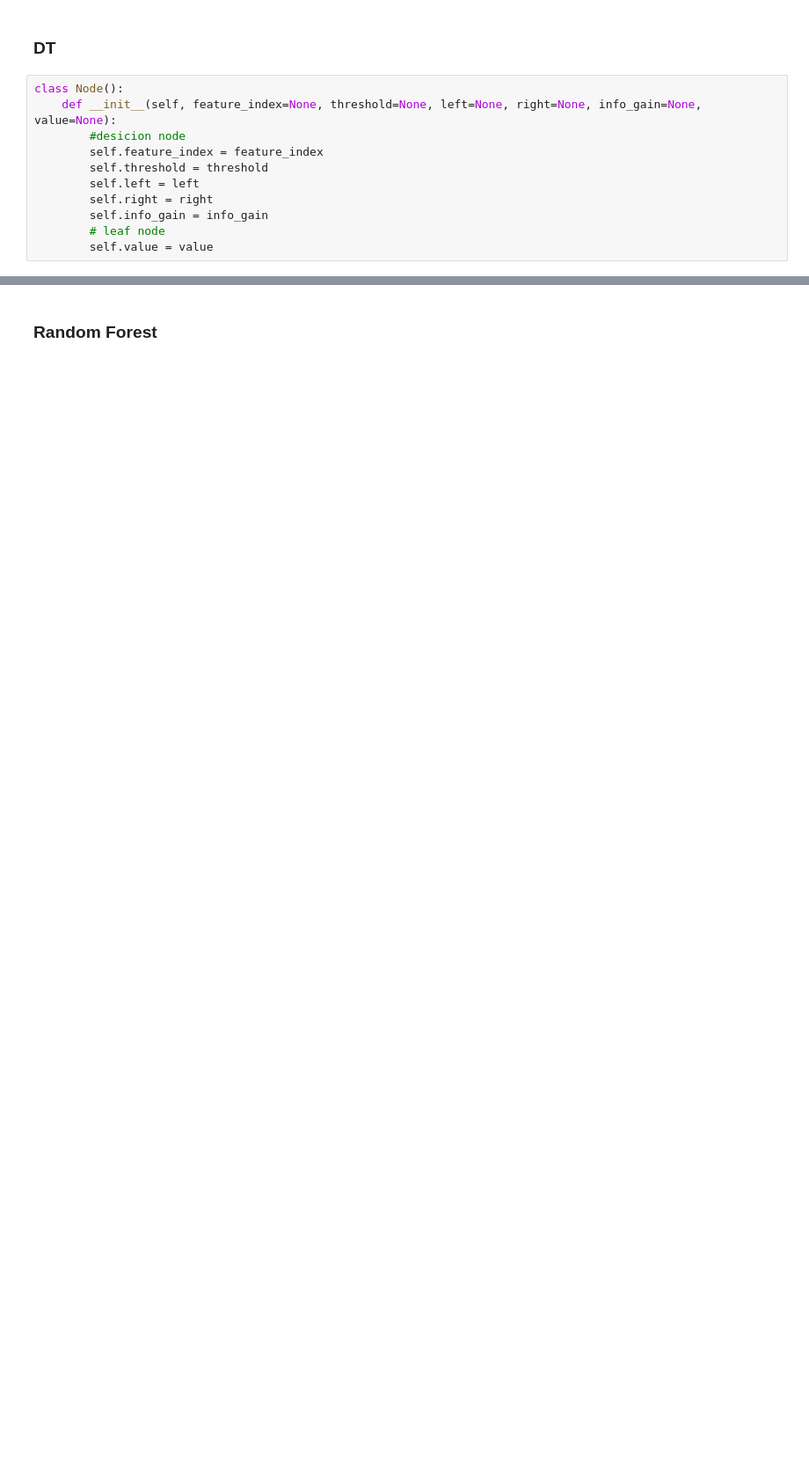
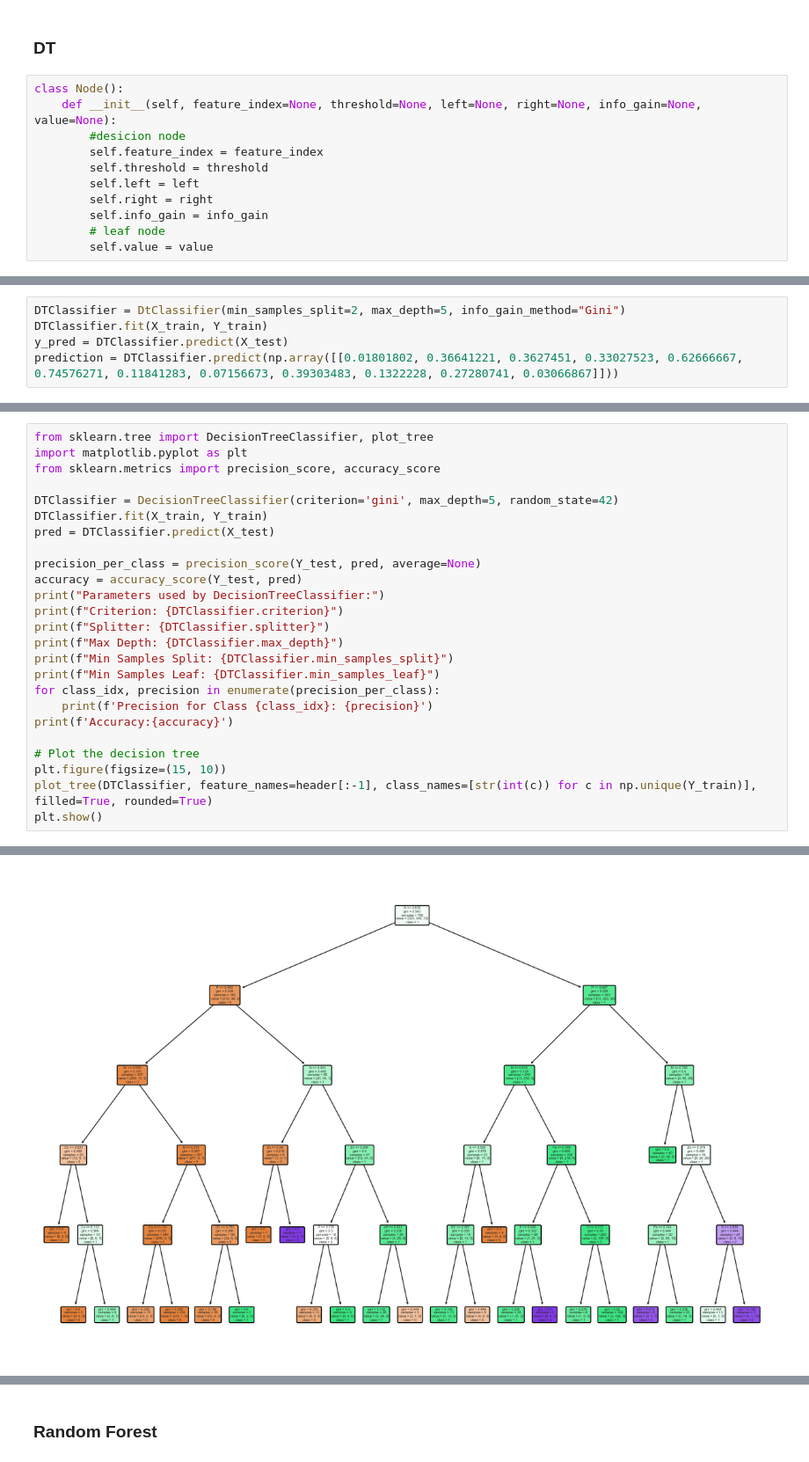
Before and after one commit to manel15279/DataMining-Project, a Jupyter notebook: Projet_P2.ipynb, the cells around one changed output, grey strips where cells are left out. Shown at 88% size. Saved outputs shown, nothing was run; the diff lists cells and outputs as text; blank space fills up the shorter version.

```diff
--- a/Projet_P2.ipynb
+++ b/Projet_P2.ipynb
@@ -412,0 +520,5 @@ weighted avg       0.86      0.88      0.87       177
+# %%
+DTClassifier = DtClassifier(min_samples_split=2, max_depth=5, info_gain_method="Gini")
+DTClassifier.fit(X_train, Y_train)
+y_pred = DTClassifier.predict(X_test)
+prediction = DTClassifier.predict(np.array([[0.01801802, 0.36641221, 0.3627451, 0.33027523, 0.62666667, 0.74576271, 0.11841283, 0.07156673, 0.39303483, 0.1322228, 0.27280741, 0.03066867]]))
@@ -412,0 +543,26 @@ weighted avg       0.86      0.88      0.87       177
+# %%
+from sklearn.tree import DecisionTreeClassifier, plot_tree
+import matplotlib.pyplot as plt
+from sklearn.metrics import precision_score, accuracy_score
+
+DTClassifier = DecisionTreeClassifier(criterion='gini', max_depth=5, random_state=42)
+DTClassifier.fit(X_train, Y_train)
+pred = DTClassifier.predict(X_test)
+
+precision_per_class = precision_score(Y_test, pred, average=None)
+accuracy = accuracy_score(Y_test, pred)
+print("Parameters used by DecisionTreeClassifier:")
+print(f"Criterion: {DTClassifier.criterion}")
+print(f"Splitter: {DTClassifier.splitter}")
+print(f"Max Depth: {DTClassifier.max_depth}")
+print(f"Min Samples Split: {DTClassifier.min_samples_split}")
+print(f"Min Samples Leaf: {DTClassifier.min_samples_leaf}")
+for class_idx, precision in enumerate(precision_per_class):
+    print(f'Precision for Class {class_idx}: {precision}')
+print(f'Accuracy:{accuracy}')
+
+# Plot the decision tree
+plt.figure(figsize=(15, 10))
+plot_tree(DTClassifier, feature_names=header[:-1], class_names=[str(int(c)) for c in np.unique(Y_train)], filled=True, rounded=True)
+plt.show()
+# %% [output]
@@ -412,0 +579 @@ weighted avg       0.86      0.88      0.87       177
+[figure, added]
```
Also changed, not shown: parts of 32 cells of this notebook, 9 other files.
